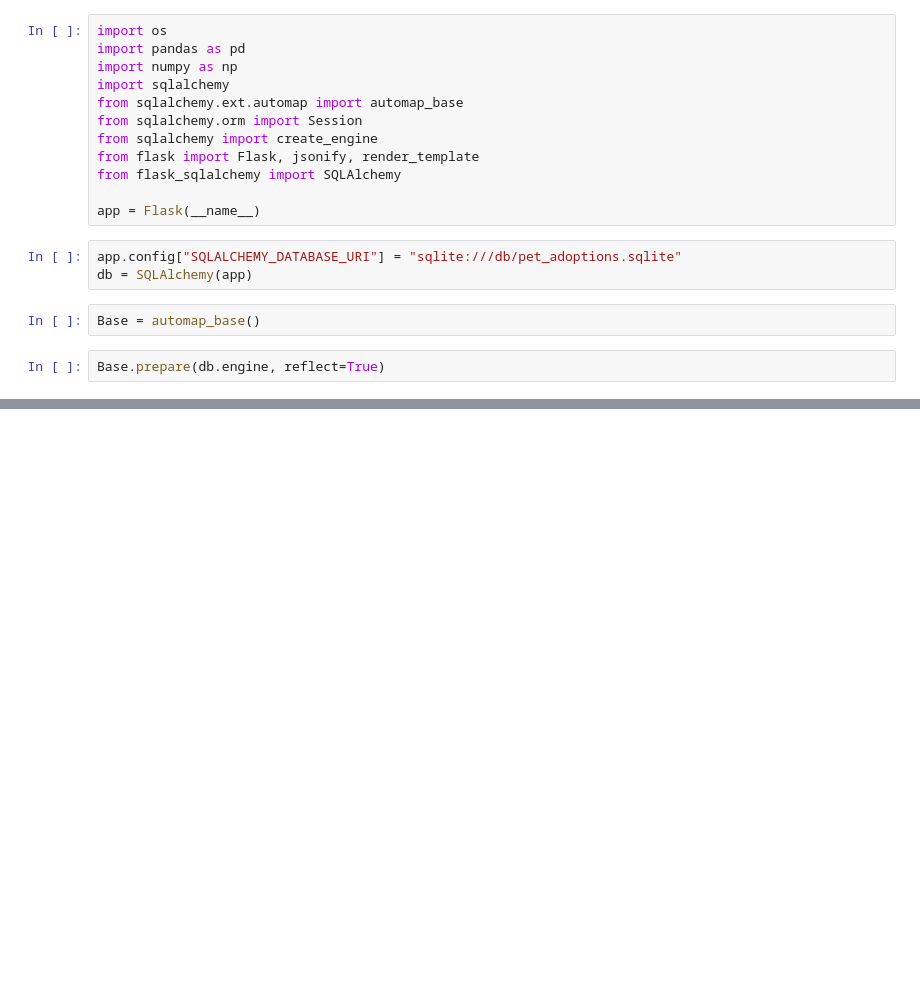
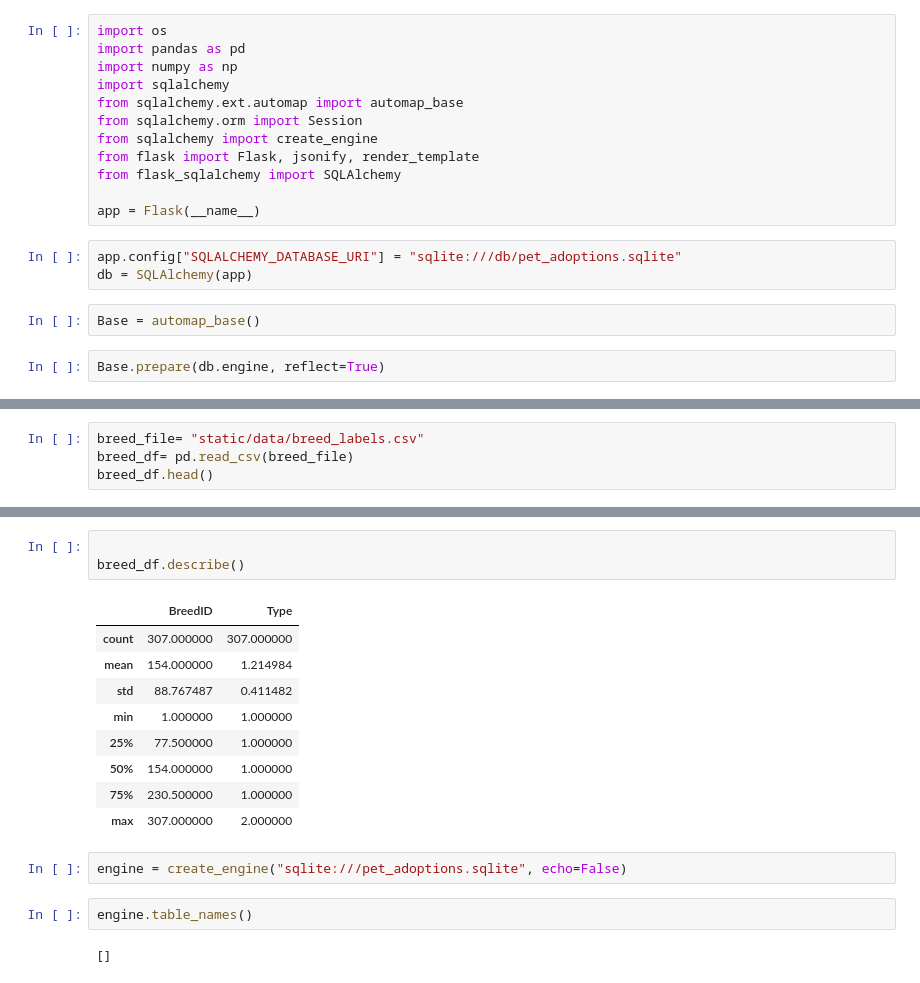
Before and after one commit to RobLMCO/PetAdoption, a Jupyter notebook: SQLalchemy.ipynb, the cells around one changed output, grey strips where cells are left out. Cells and saved outputs as stored; diff of their text form; blank space fills up the shorter version.

```diff
--- a/SQLalchemy.ipynb
+++ b/SQLalchemy.ipynb
@@ -23,0 +20,4 @@ AttributeError: tables
+# %%
+breed_file= "static/data/breed_labels.csv"
+breed_df= pd.read_csv(breed_file)
+breed_df.head()
@@ -23,0 +31,19 @@ AttributeError: tables
+# %%
+
+breed_df.describe()
+# %% [output]
+|  | BreedID | Type |
+| count | 307.000000 | 307.000000 |
+| mean | 154.000000 | 1.214984 |
+| std | 88.767487 | 0.411482 |
+| min | 1.000000 | 1.000000 |
+| 25% | 77.500000 | 1.000000 |
+| 50% | 154.000000 | 1.000000 |
+| 75% | 230.500000 | 1.000000 |
+| max | 307.000000 | 2.000000 |
+# %%
+engine = create_engine("sqlite:///pet_adoptions.sqlite", echo=False)
+# %%
+engine.table_names()
+# %% [output]
+[]
```
Also changed, not shown: parts of 21 cells of this notebook, 2 other files.
